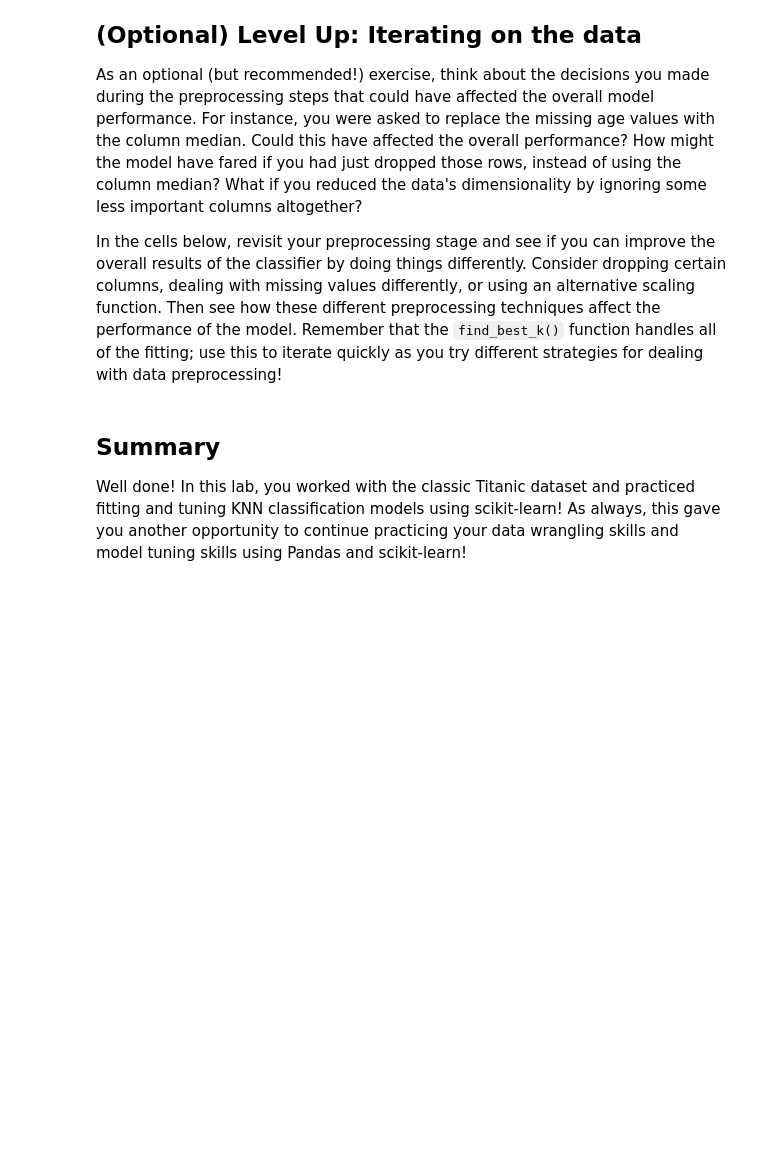
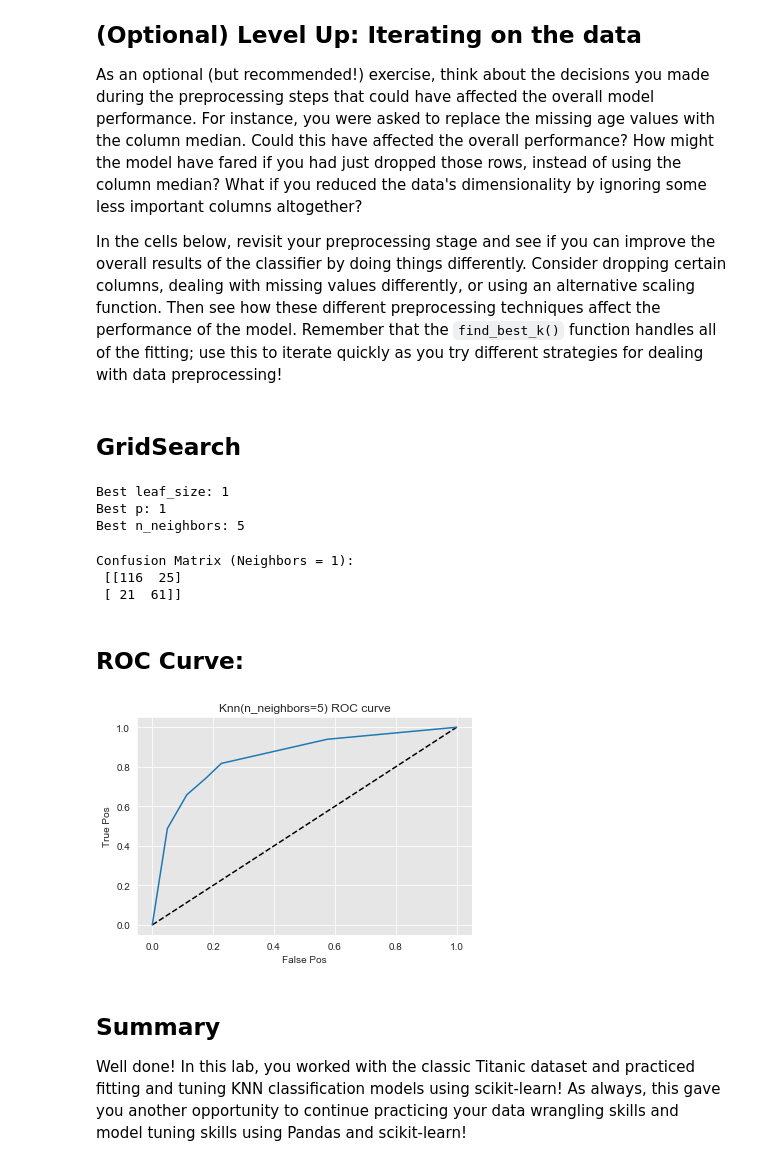
Before and after one commit to thomaskbrown18/dsc-knn-with-scikit-learn-lab-onl01-dtsc-ft-052620, a Jupyter notebook: index.ipynb, the cells around one changed output. Drawn from its saved outputs; the diff is of its cells as text; code cells hidden in the pictures; blank space fills up the shorter version.

```diff
--- a/index.ipynb
+++ b/index.ipynb
@@ -309,6 +445,62 @@ If all went well, you'll notice that model performance has improved by 3 percent
 As an optional (but recommended!) exercise, think about the decisions you made during the preprocessing steps that could have affected the overall model performance. For instance, you were asked to replace the missing age values with the column median. Could this have affected the overall performance? How might the model have fared if you had just dropped those rows, instead of using the column median? What if you reduced the data's dimensionality by ignoring some less important columns altogether?
 
 In the cells below, revisit your preprocessing stage and see if you can improve the overall results of the classifier by doing things differently. Consider dropping certain columns, dealing with missing values differently, or using an alternative scaling function. Then see how these different preprocessing techniques affect the performance of the model. Remember that the `find_best_k()` function handles all of the fitting; use this to iterate quickly as you try different strategies for dealing with data preprocessing!
+# %% [markdown]
+## GridSearch
+# %%
+from sklearn.model_selection import GridSearchCV
+
+leaf_size = list(range(1,50))
+n_neighbors = list(range(1,30))
+p=[1,2]
+
+#Convert to dictionary
+hyperparameters = dict(leaf_size=leaf_size, n_neighbors=n_neighbors, p=p)
+
+#Create new KNN object
+knn_2 = KNeighborsClassifier()
+#Use GridSearch
+clf = GridSearchCV(knn_2, hyperparameters, cv=10)
+#Fit the model
+best_model = clf.fit(scaled_data_train, y_train)
+
+#Print The value of best Hyperparameters
+print('Best leaf_size:', best_model.best_estimator_.get_params()['leaf_size'])
+print('Best p:', best_model.best_estimator_.get_params()['p']) # P of 1 is Manhattan distance
+print('Best n_neighbors:', best_model.best_estimator_.get_params()['n_neighbors'])
+# %% [output]
+Best leaf_size: 1
+Best p: 1
+Best n_neighbors: 5
+# %%
+knn_x = KNeighborsClassifier(n_neighbors=5, p = 1)
+knn_x.fit(scaled_data_train, y_train)
+y_hat_test = knn_x.predict(scaled_data_test)
+
+
+# Print confusion matrix
+cnf_matrix = confusion_matrix(y_test, y_hat_test)
+print(f'Confusion Matrix (Neighbors = {i}):\n', cnf_matrix)
+# %% [output]
+Confusion Matrix (Neighbors = 1):
+ [[116  25]
+ [ 21  61]]
+# %% [markdown]
+## ROC Curve:
+# %%
+from sklearn.metrics import roc_curve, auc
+sns.set_style('darkgrid', {'axes.facecolor': '0.9'})
+y_pred_proba = knn_x.predict_proba(scaled_data_test)[:,1]
+fpr, tpr, thresholds = roc_curve(y_test, y_pred_proba)
+
+plt.plot([0,1],[0,1],'k--')
+plt.plot(fpr,tpr, label='KNN')
+plt.xlabel('False Pos')
+plt.ylabel('True Pos')
+plt.title('Knn(n_neighbors=5) ROC curve')
+plt.show()
+# %% [output]
+[figure, added]
 # %% [markdown]
 ## Summary
 
```
Also changed, not shown: parts of 10 cells of this notebook.
